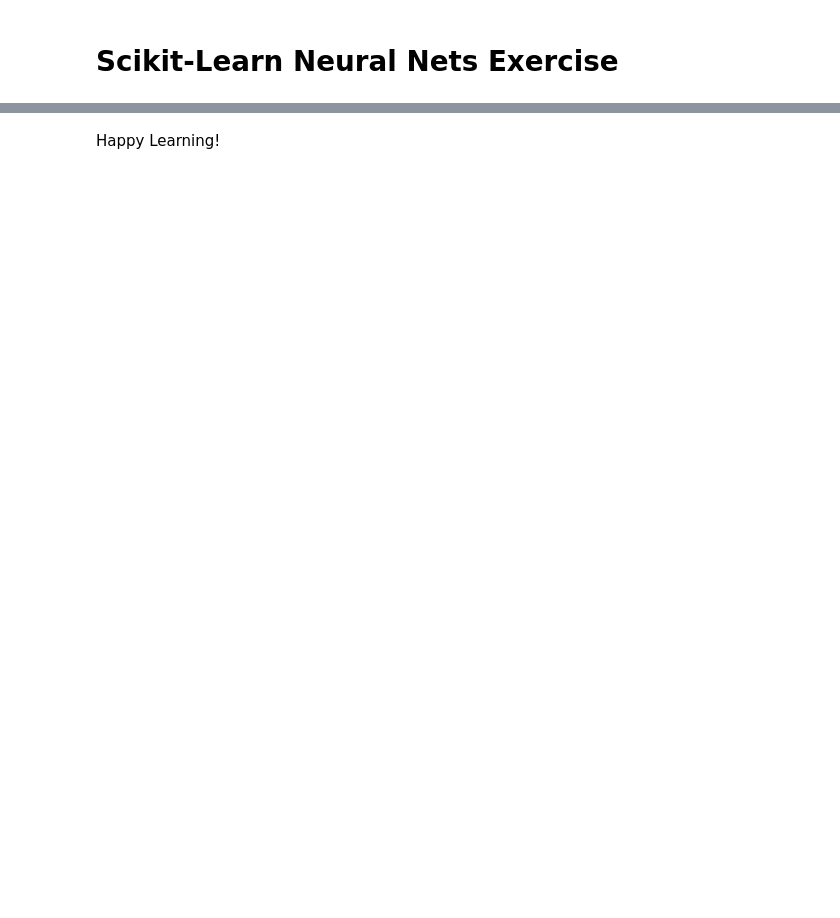
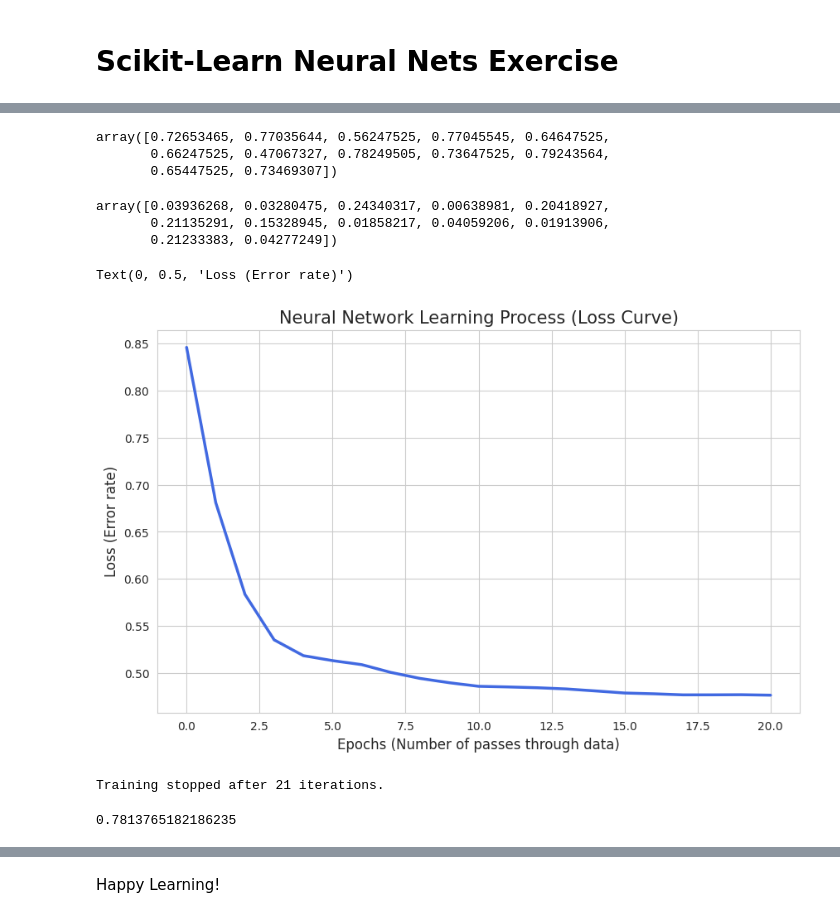
Before and after one commit to jposluszny/Machine-Learning, a Jupyter notebook: Sklearn Neural Nets/Classification/project/exercise.ipynb, the cells around one changed output, grey strips where cells are left out. Cells and saved outputs as stored; diff of their text form; code cells hidden in the pictures; blank space fills up the shorter version.

Commit message:
Sklearn Neural Nets Classification Project has been done

```diff
--- a/Sklearn Neural Nets/Classification/project/exercise.ipynb
+++ b/Sklearn Neural Nets/Classification/project/exercise.ipynb
@@ -66,0 +73,5 @@ weighted avg       0.87      0.80      0.83       225
+# %%
+grid = GridSearchCV(model, param_grid)
+# %%
+# Fit the classifier to the training set
+grid.fit(X_train, y_train)
@@ -66,0 +93,12 @@ weighted avg       0.87      0.80      0.83       225
+# %%
+grid.cv_results_['mean_test_score']
+# %% [output]
+array([0.72653465, 0.77035644, 0.56247525, 0.77045545, 0.64647525,
+       0.66247525, 0.47067327, 0.78249505, 0.73647525, 0.79243564,
+       0.65447525, 0.73469307])
+# %%
+grid.cv_results_['std_test_score']
+# %% [output]
+array([0.03936268, 0.03280475, 0.24340317, 0.00638981, 0.20418927,
+       0.21135291, 0.15328945, 0.01858217, 0.04059206, 0.01913906,
+       0.21233383, 0.04277249])
@@ -66,0 +108,27 @@ weighted avg       0.87      0.80      0.83       225
+# %%
+# 1. Extract the best MLP model from your pipeline
+best_mlp = grid.best_estimator_.named_steps['model']
+# %%
+# 2. Convert the loss_curve_ list into a DataFrame for Seaborn
+loss_data = pd.DataFrame({
+    'Iteration': range(len(best_mlp.loss_curve_)),
+    'Loss': best_mlp.loss_curve_})
+# %%
+# 3. Create the plot using Seaborn
+plt.figure(figsize=(10, 6))
+g = sns.lineplot(data=loss_data, x='Iteration', y='Loss', linewidth=2.5, color='royalblue')
+g.set_title('Neural Network Learning Process (Loss Curve)', fontsize=15)
+g.set_xlabel('Epochs (Number of passes through data)', fontsize=12)
+g.set_ylabel('Loss (Error rate)', fontsize=12)
+# %% [output]
+Text(0, 0.5, 'Loss (Error rate)')
+[figure, added]
+# %%
+print(f"Training stopped after {best_mlp.n_iter_} iterations.")
+# %% [output]
+Training stopped after 21 iterations.
+# %%
+# Print the accuracy
+accuracy_score(y_test, predictions)
+# %% [output]
+0.7813765182186235
```
Also changed, not shown: parts of 31 cells of this notebook, 1 other file.
